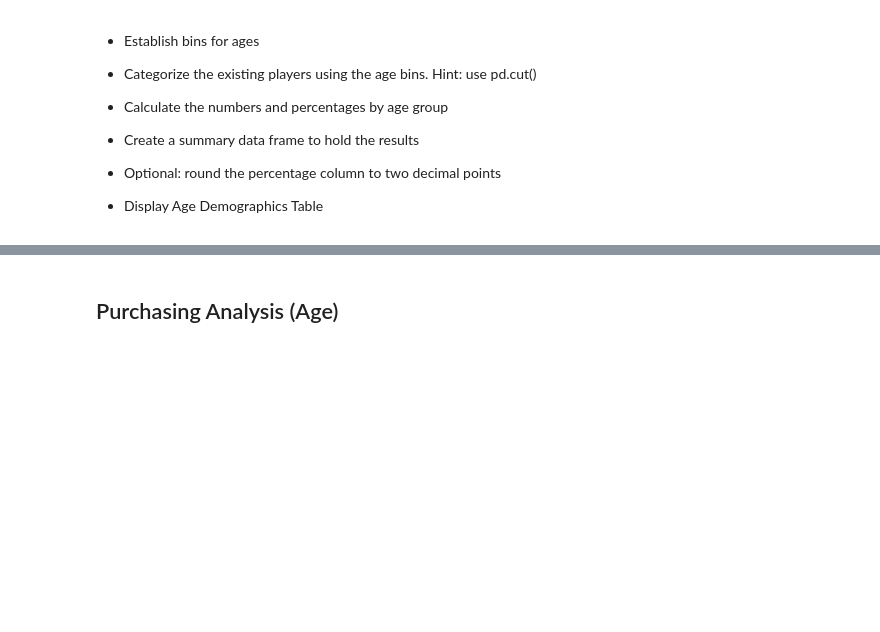
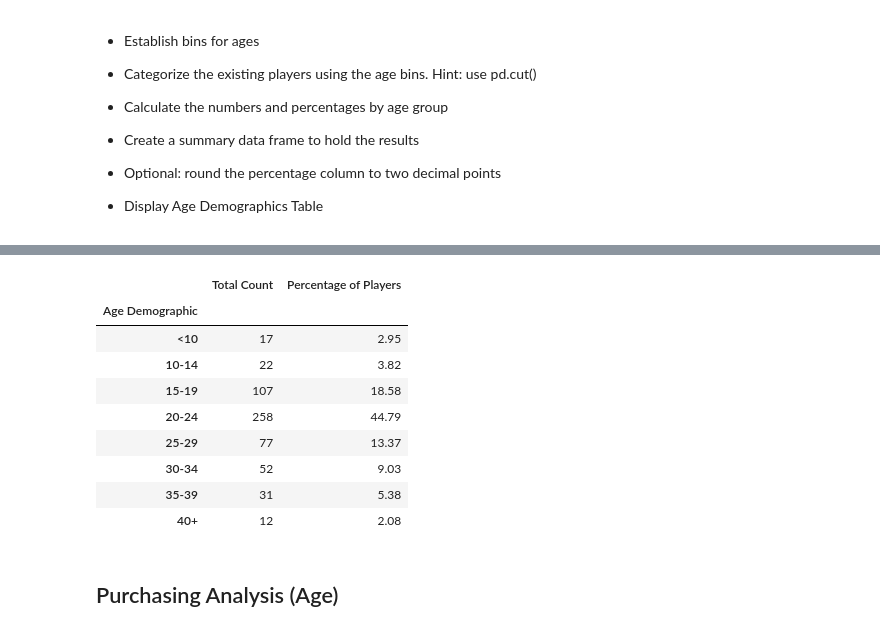
Before and after one commit to areejhum/HerosPandas_Project, a Jupyter notebook: HeroesOfPymoli_starter.ipynb, the cells around one changed output, grey strips where cells are left out. Saved outputs shown, nothing was run; the diff lists cells and outputs as text; code cells hidden in the pictures; blank space fills up the shorter version.

```diff
--- a/HeroesOfPymoli_starter.ipynb
+++ b/HeroesOfPymoli_starter.ipynb
@@ -117,3 +169,35 @@ NameError: name 'purchase_data' is not defined
+# %%
+bins = [0, 9, 14, 19, 24, 29, 34, 39, 100]
+
+demographics = ["<10", "10-14", "15-19", "20-24", "25-29", "30-34", "35-39", "40+"]
+
+purchase_data["Age Demographic"] = pd.cut(purchase_data["Age"], bins, labels = demographics)
+age_demographics = purchase_data.groupby("Age Demographic")
+
+total_count = age_demographics["SN"].nunique()
+total_players = purchase_data["SN"].nunique()
+percentage_of_players = (total_count/total_players) * 100
+
+summary_df = pd.DataFrame({
+    "Total Count": total_count,
+    "Percentage of Players": percentage_of_players
+})
+
+summary_df["Percentage of Players"] = summary_df["Percentage of Players"].map("{:.2f}".format)
+summary_df = summary_df[["Total Count", "Percentage of Players"]]
+
+summary_df
+# %% [output]
+|  | Total Count | Percentage of Players |
+| Age Demographic |  |  |
+| <10 | 17 | 2.95 |
+| 10-14 | 22 | 3.82 |
+| 15-19 | 107 | 18.58 |
+| 20-24 | 258 | 44.79 |
+| 25-29 | 77 | 13.37 |
+| 30-34 | 52 | 9.03 |
+| 35-39 | 31 | 5.38 |
+| 40+ | 12 | 2.08 |
 # %% [markdown]
 ## Purchasing Analysis (Age)
 # %% [markdown]
```
Also changed, not shown: parts of 17 cells of this notebook.
